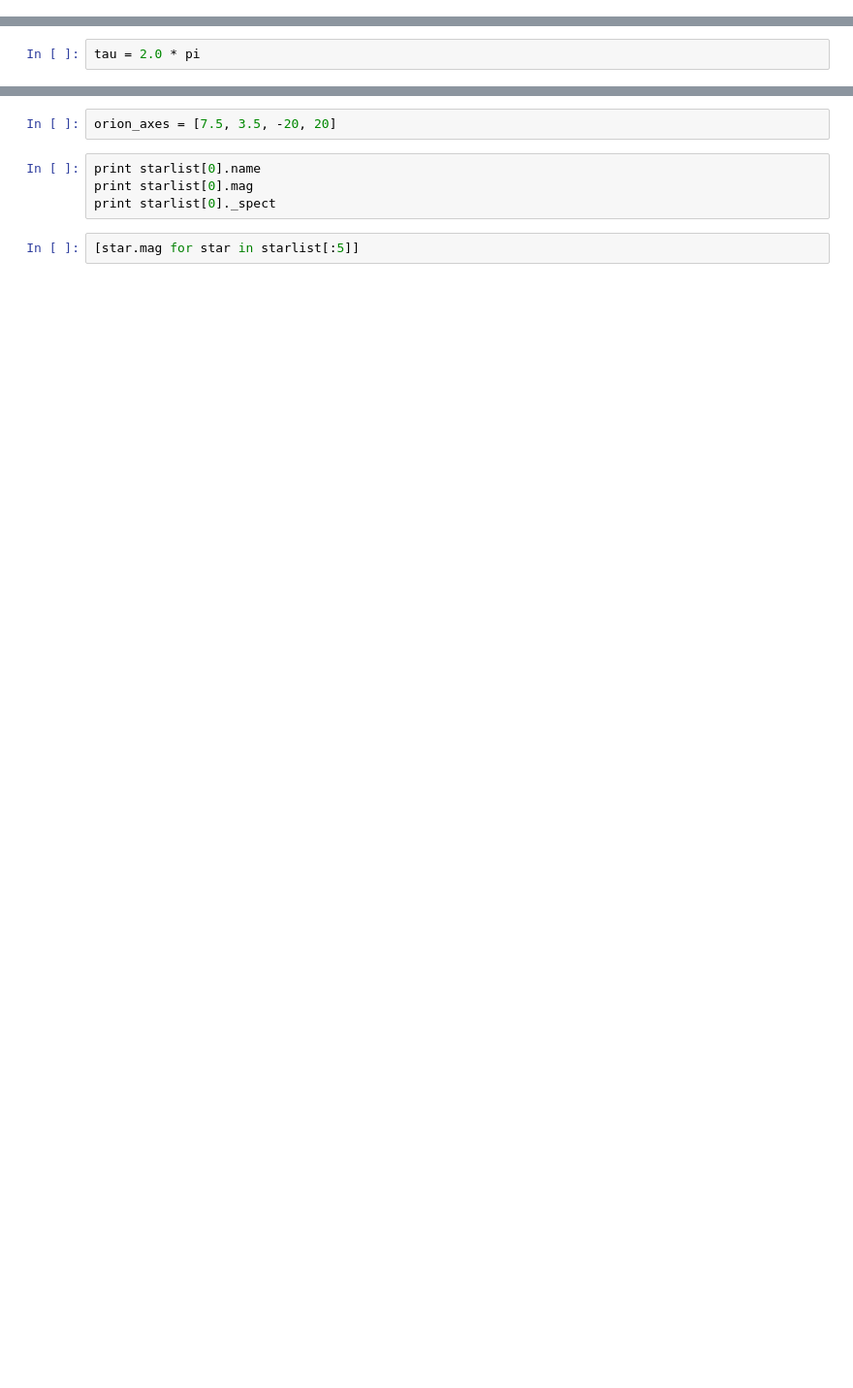
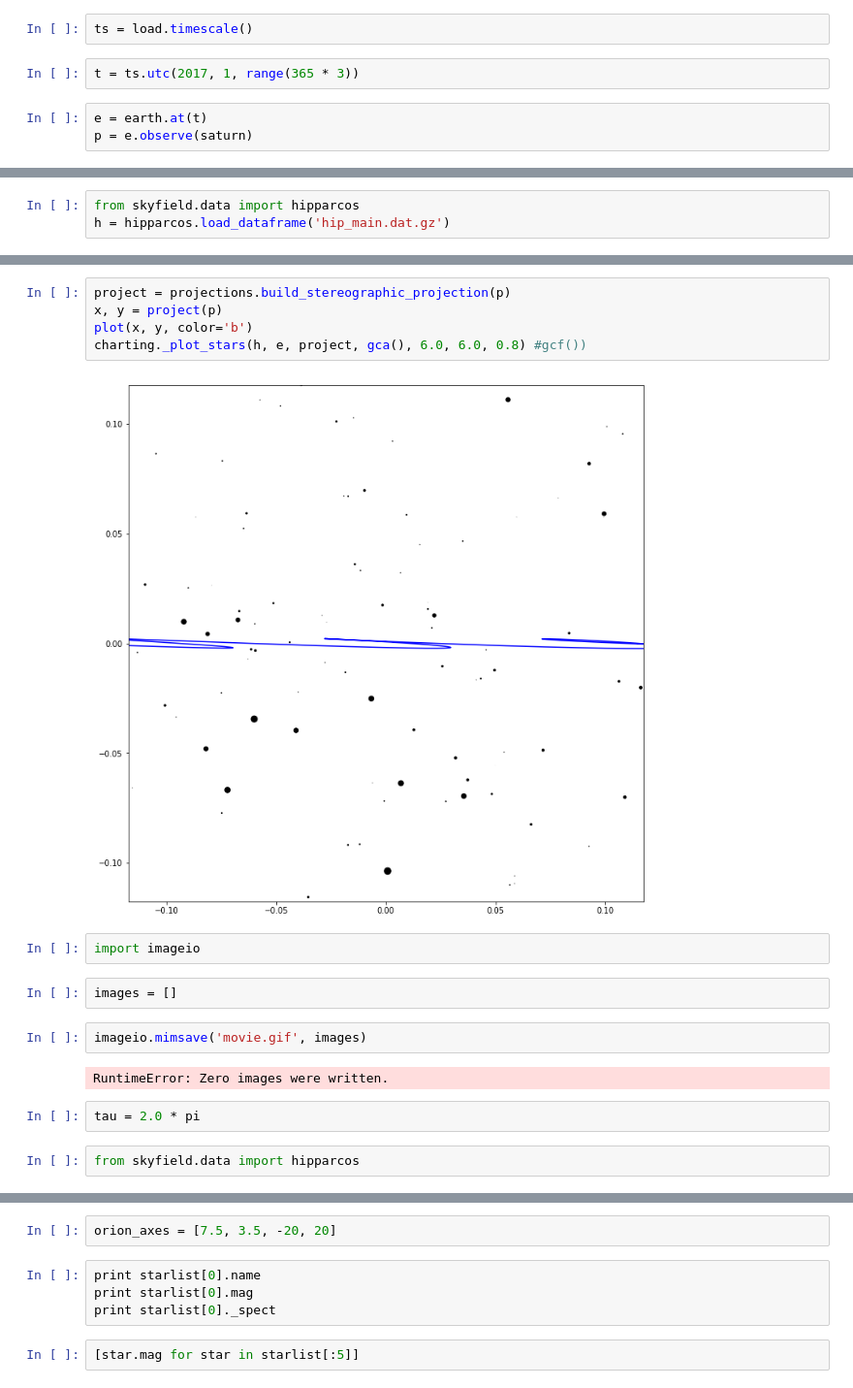
Before and after one commit to skyfielders/astronomy-notebooks, a Jupyter notebook: Stars.ipynb, the cells around one changed output, grey strips where cells are left out. Shown at 97% size. Saved outputs shown, nothing was run; the diff lists cells and outputs as text; blank space fills up the shorter version.

```diff
--- a/Stars.ipynb
+++ b/Stars.ipynb
@@ -2,0 +25,7 @@
+# %%
+ts = load.timescale()
+# %%
+t = ts.utc(2017, 1, range(365 * 3))
+# %%
+e = earth.at(t)
+p = e.observe(saturn)
@@ -2,0 +34,3 @@
+# %%
+from skyfield.data import hipparcos
+h = hipparcos.load_dataframe('hip_main.dat.gz')
@@ -3,2 +98,19 @@
+# %%
+project = projections.build_stereographic_projection(p)
+x, y = project(p)
+plot(x, y, color='b')
+charting._plot_stars(h, e, project, gca(), 6.0, 6.0, 0.8) #gcf())
+# %% [output]
+[figure, added]
+# %%
+import imageio
+# %%
+images = []
+# %%
+imageio.mimsave('movie.gif', images)
+# %% [output]
+RuntimeError: Zero images were written.
 # %%
 tau = 2.0 * pi
+# %%
+from skyfield.data import hipparcos
```
Also changed, not shown: parts of 65 cells of this notebook.
